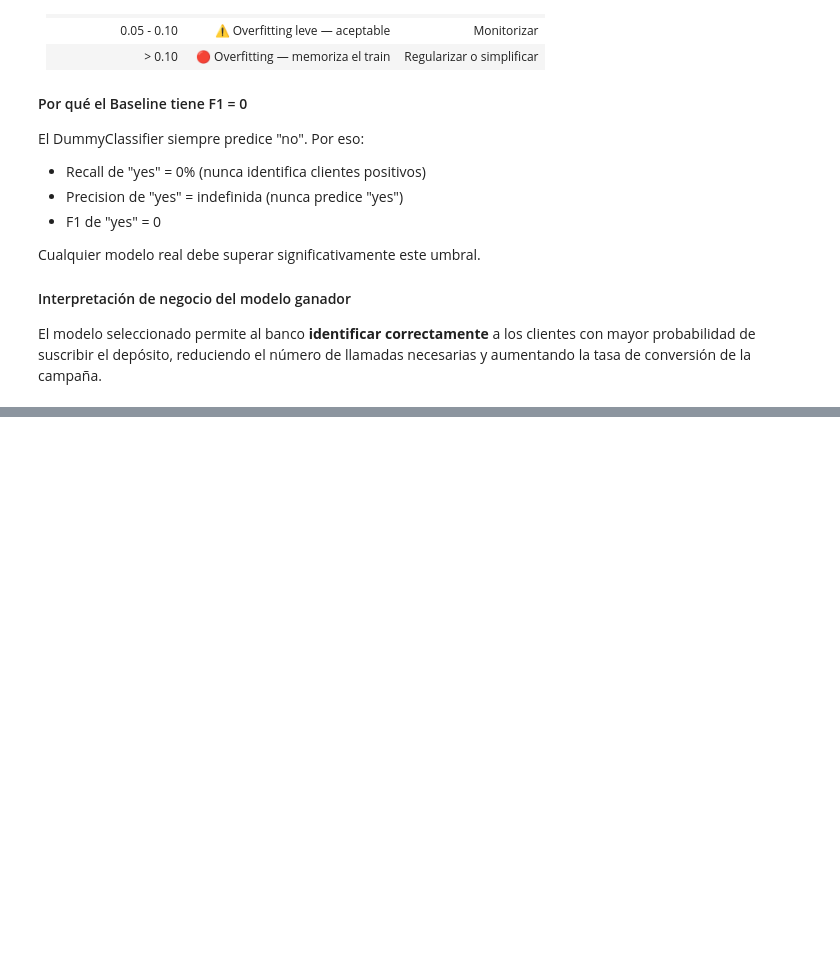
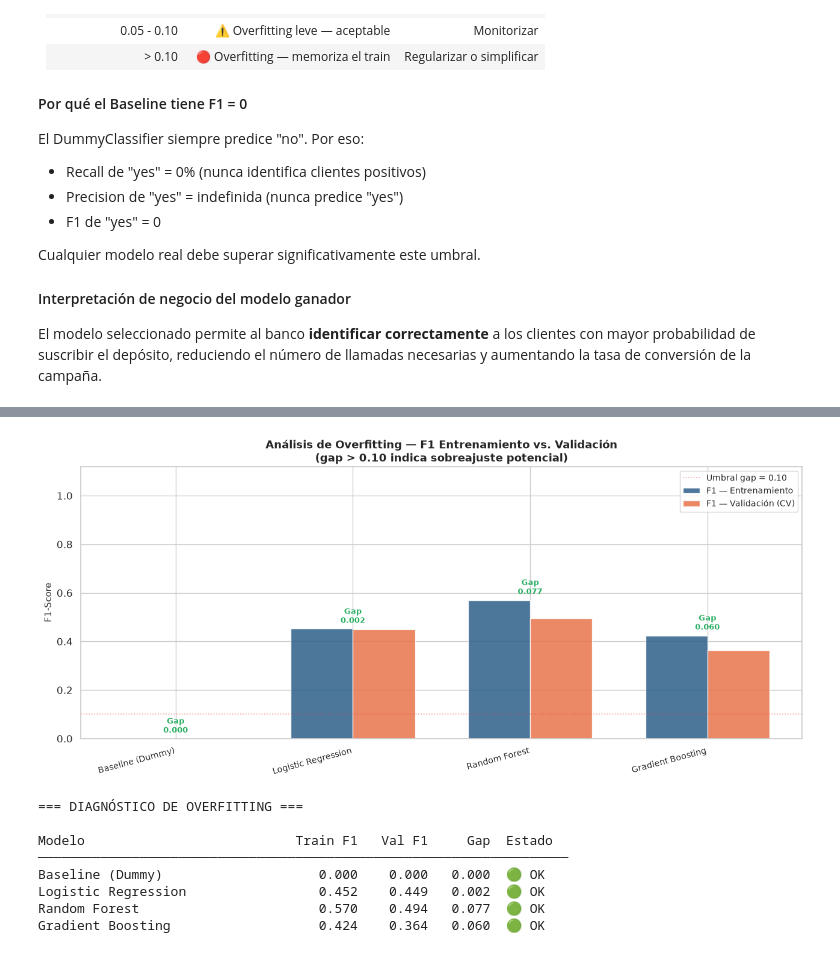
Before and after one commit to MariaIsaDurango/datascope-bank-marketing, a Jupyter notebook: notebooks/bank_marketing_ml_project.ipynb, the cells around one changed output, grey strips where cells are left out. Drawn from its saved outputs; the diff is of its cells as text; code cells hidden in the pictures; blank space fills up the shorter version.

```diff
--- a/notebooks/bank_marketing_ml_project.ipynb
+++ b/notebooks/bank_marketing_ml_project.ipynb
@@ -2190,0 +2554,77 @@ tasa de conversión de la campaña.
+# %%
+# =============================================================================
+# OVERFITTING ANALYSIS — Train vs Validation F1
+# A gap > 0.10 signals the model memorized training data
+# =============================================================================
+
+def plot_overfitting_analysis(cv_df: pd.DataFrame) -> None:
+    """
+    Side-by-side bars: Train F1 vs Validation F1 per model.
+    Annotates the gap and flags overfitting when gap > 0.10.
+
+    Args:
+        cv_df: DataFrame returned by run_cross_validation.
+    """
+    names     = cv_df['Model']
+    train_f1  = cv_df['f1_train_mean']
+    val_f1    = cv_df['f1_val_mean']
+    gaps      = train_f1 - val_f1
+
+    x     = np.arange(len(names))
+    width = 0.35
+
+    fig, ax = plt.subplots(figsize=(13, 6))
+
+    ax.bar(x - width/2, train_f1, width, label='F1 — Entrenamiento',
+           color=PALETTE[0], alpha=0.85, edgecolor='white')
+    ax.bar(x + width/2, val_f1,   width, label='F1 — Validación (CV)',
+           color=PALETTE[1], alpha=0.85, edgecolor='white')
+
+    for i, (t, v, g) in enumerate(zip(train_f1, val_f1, gaps)):
+        color = '#e74c3c' if g > 0.10 else '#27ae60'
+        ax.annotate(
+            f'Gap\n{g:.3f}',
+            xy=(i, max(t, v) + 0.025),
+            ha='center', fontsize=9,
+            color=color, fontweight='bold'
+        )
+
+    ax.set_xticks(x)
+    ax.set_xticklabels(names, rotation=15, ha='right', fontsize=10)
+    ax.set_ylabel('F1-Score', fontsize=11)
+    ax.set_ylim(0, 1.12)
+    ax.set_title(
+        'Análisis de Overfitting — F1 Entrenamiento vs. Validación\n'
+        '(gap > 0.10 indica sobreajuste potencial)',
+        fontsize=13, fontweight='bold'
+    )
+    ax.axhline(0.10, color='#e74c3c', linestyle=':', linewidth=1.2,
+               alpha=0.5, label='Umbral gap = 0.10')
+    ax.legend(fontsize=10)
+
+    plt.tight_layout()
+    plt.savefig('../reports/figures/08_overfitting_analysis.png',
+                dpi=150, bbox_inches='tight')
+    plt.show()
+
+    print("\n=== DIAGNÓSTICO DE OVERFITTING ===\n")
+    print(f"{'Modelo':<30} {'Train F1':>10} {'Val F1':>8} {'Gap':>7}  {'Estado'}")
+    print("─" * 68)
+    for _, row in cv_df.iterrows():
+        g      = row['f1_train_mean'] - row['f1_val_mean']
+        status = '🔴 Sobreajuste' if g > 0.10 else '🟢 OK'
+        print(f"{row['Model']:<30} {row['f1_train_mean']:>10.3f} "
+              f"{row['f1_val_mean']:>8.3f} {g:>7.3f}  {status}")
+
+
+plot_overfitting_analysis(cv_df)
+# %% [output]
+[figure, added]
+=== DIAGNÓSTICO DE OVERFITTING ===
+
+Modelo                           Train F1   Val F1     Gap  Estado
+────────────────────────────────────────────────────────────────────
+Baseline (Dummy)                    0.000    0.000   0.000  🟢 OK
+Logistic Regression                 0.452    0.449   0.002  🟢 OK
+Random Forest                       0.570    0.494   0.077  🟢 OK
+Gradient Boosting                   0.424    0.364   0.060  🟢 OK
```
Also changed, not shown: parts of 7 cells of this notebook, 4 other files.
